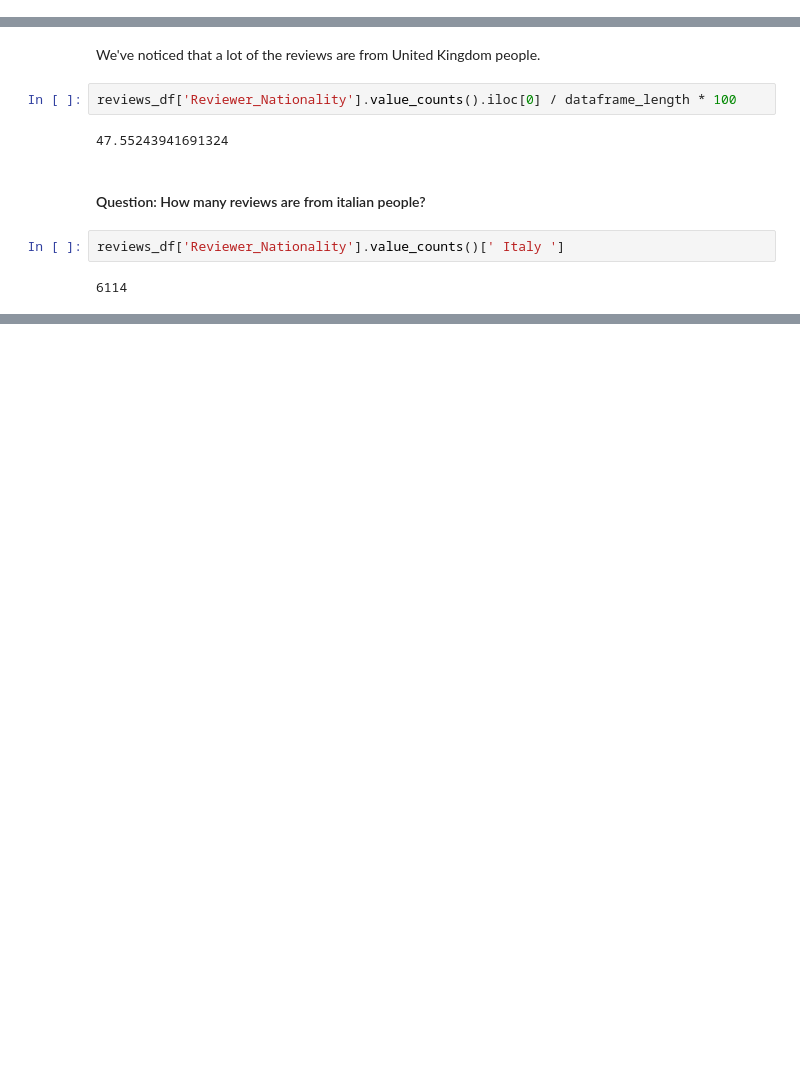
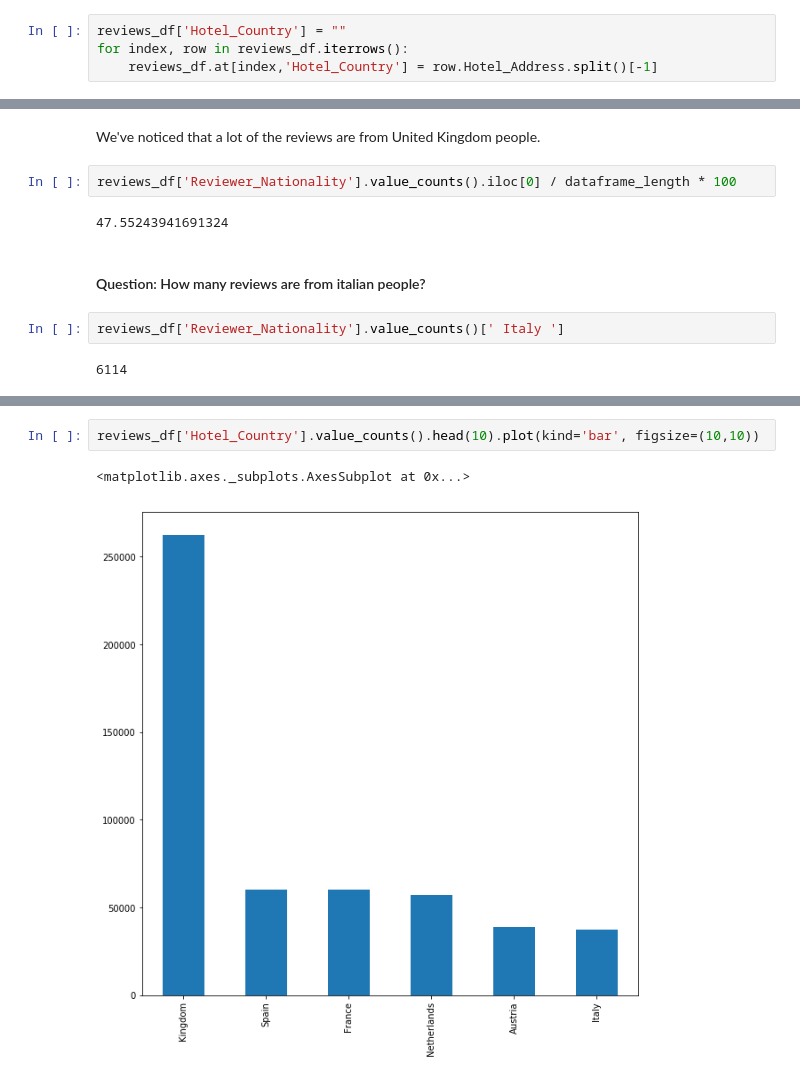
Before and after one commit to LuigiCerone/Hotel-Reviews-Data-Analysis, a Jupyter notebook: Hotel_Reviews_Copia_Lavoro_Giggi.ipynb, the cells around one changed output, grey strips where cells are left out. Saved outputs shown, nothing was run; the diff lists cells and outputs as text; blank space fills up the shorter version.

```diff
--- a/Hotel_Reviews_Copia_Lavoro_Giggi.ipynb
+++ b/Hotel_Reviews_Copia_Lavoro_Giggi.ipynb
@@ -183,0 +186,4 @@ dataframe_length = reviews_df['Hotel_Name'].count()
+# %%
+reviews_df['Hotel_Country'] = ""
+for index, row in reviews_df.iterrows():
+    reviews_df.at[index,'Hotel_Country'] = row.Hotel_Address.split()[-1]
@@ -316,0 +377,5 @@ reviews_df['Reviewer_Nationality'].value_counts()[' Italy ']
+# %%
+reviews_df['Hotel_Country'].value_counts().head(10).plot(kind='bar', figsize=(10,10))
+# %% [output]
+<matplotlib.axes._subplots.AxesSubplot at 0x...>
+[figure, added]
```
Also changed, not shown: parts of 15 cells of this notebook.
